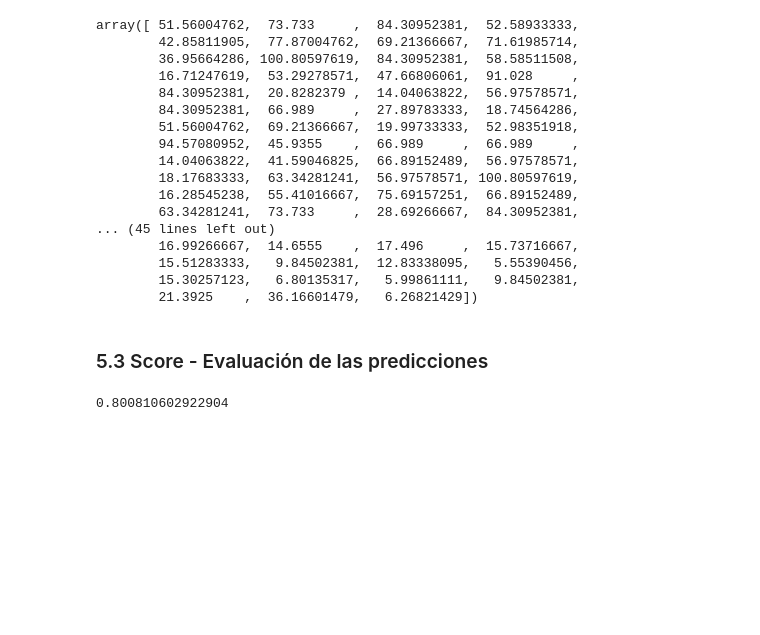
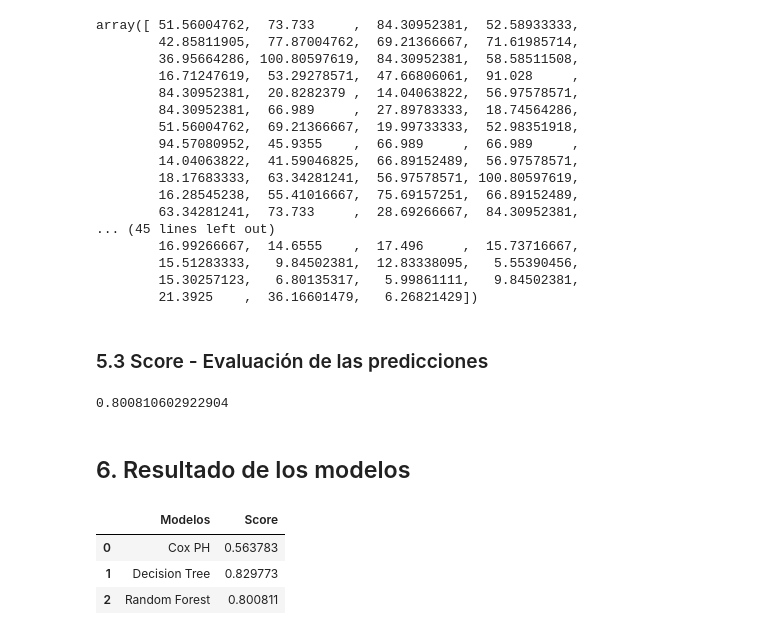
Before and after one commit to guillenunezc/Analisis-Supervivencia, a Jupyter notebook: 01_Notebooks/1_Modelo_Analisis_Supervivencia.ipynb, the cells around one changed output. Cells and saved outputs as stored; diff of their text form; code cells hidden in the pictures; blank space fills up the shorter version.

Commit message:
6.Resultado Modelos: Tabla comparativa de scores

```diff
--- a/01_Notebooks/1_Modelo_Analisis_Supervivencia.ipynb
+++ b/01_Notebooks/1_Modelo_Analisis_Supervivencia.ipynb
@@ -188,3 +188,5 @@ array([ 51.56004762,  73.733     ,  84.30952381,  52.58933333,
 model_rf.score(X, y)
 # %% [output]
 0.800810602922904
+# %% [markdown]
+## 6. Resultado de los modelos
@@ -190,0 +197,10 @@ model_rf.score(X, y)
+# %%
+df_resultados = pd.DataFrame({
+    "Modelos": ["Cox PH", "Decision Tree", "Random Forest"],
+    "Score": [model_cox.score(X,y), model_tree.score(X,y), model_rf.score(X,y)]                              })
+df_resultados.style.background_gradient()
+# %% [output]
+|  | Modelos | Score |
+| 0 | Cox PH | 0.563783 |
+| 1 | Decision Tree | 0.829773 |
+| 2 | Random Forest | 0.800811 |
```
Also changed, not shown: parts of 2 cells of this notebook.
